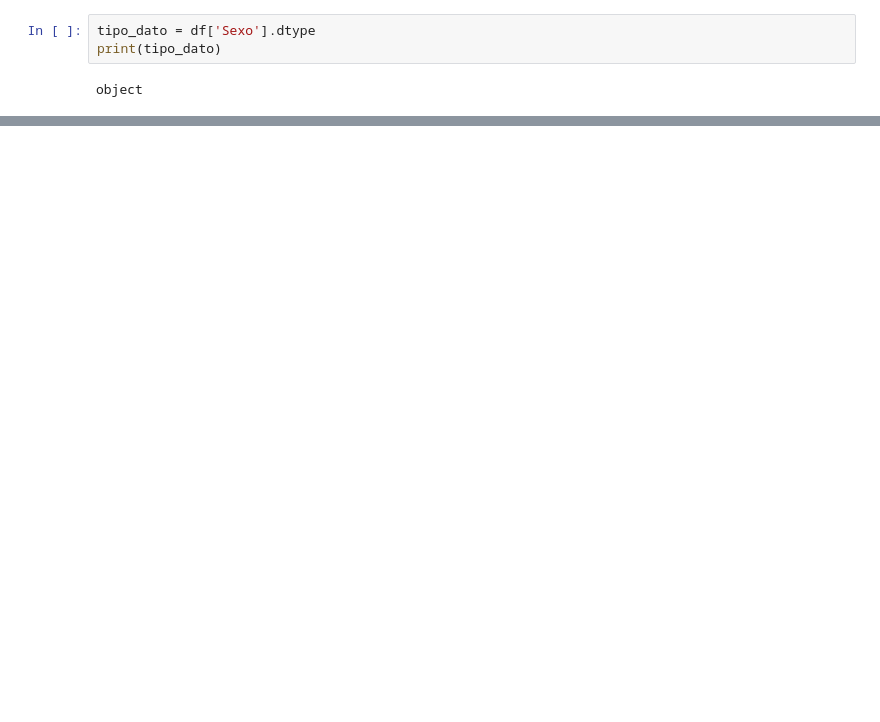
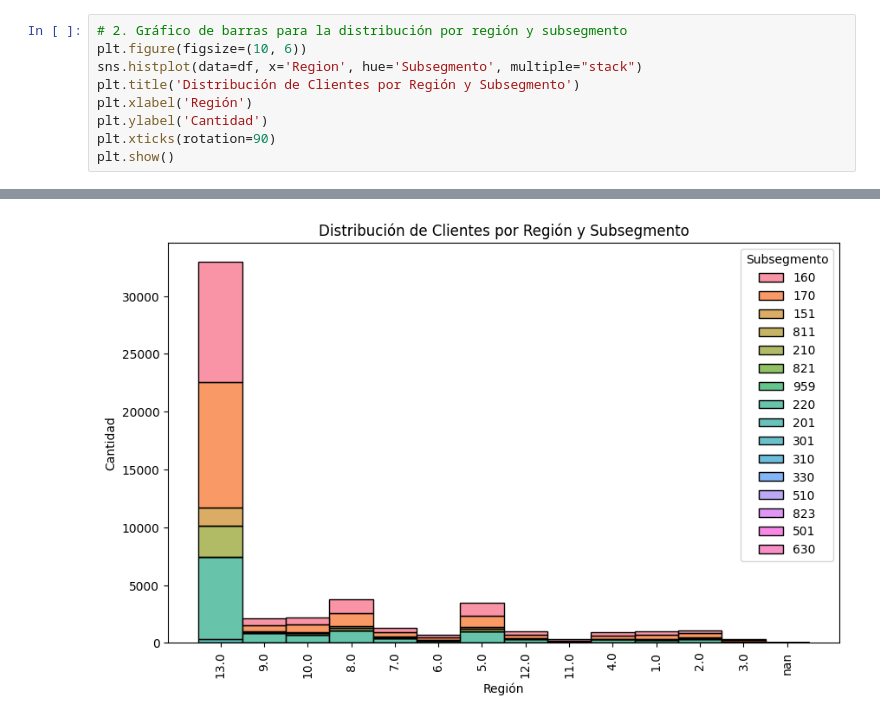
Before and after one commit to JuanAmpuero06/monopoly, a Jupyter notebook: notebooks/Phase 2 understanding the data.ipynb, the cells around one changed output, grey strips where cells are left out. Drawn from its saved outputs; the diff is of its cells as text; blank space fills up the shorter version.

```diff
--- a/notebooks/Phase 2 understanding the data.ipynb
+++ b/notebooks/Phase 2 understanding the data.ipynb
@@ -72,5 +80,10 @@ df.head(20)
 # %%
-tipo_dato = df['Sexo'].dtype
-print(tipo_dato)
+# 2. Gráfico de barras para la distribución por región y subsegmento
+plt.figure(figsize=(10, 6))
+sns.histplot(data=df, x='Region', hue='Subsegmento', multiple="stack")
+plt.title('Distribución de Clientes por Región y Subsegmento')
+plt.xlabel('Región')
+plt.ylabel('Cantidad')
+plt.xticks(rotation=90)
+plt.show()
 # %% [output]
-object
@@ -76,0 +91 @@ object
+[figure, added]
```
Also changed, not shown: parts of 10 cells of this notebook, 2 other files.
